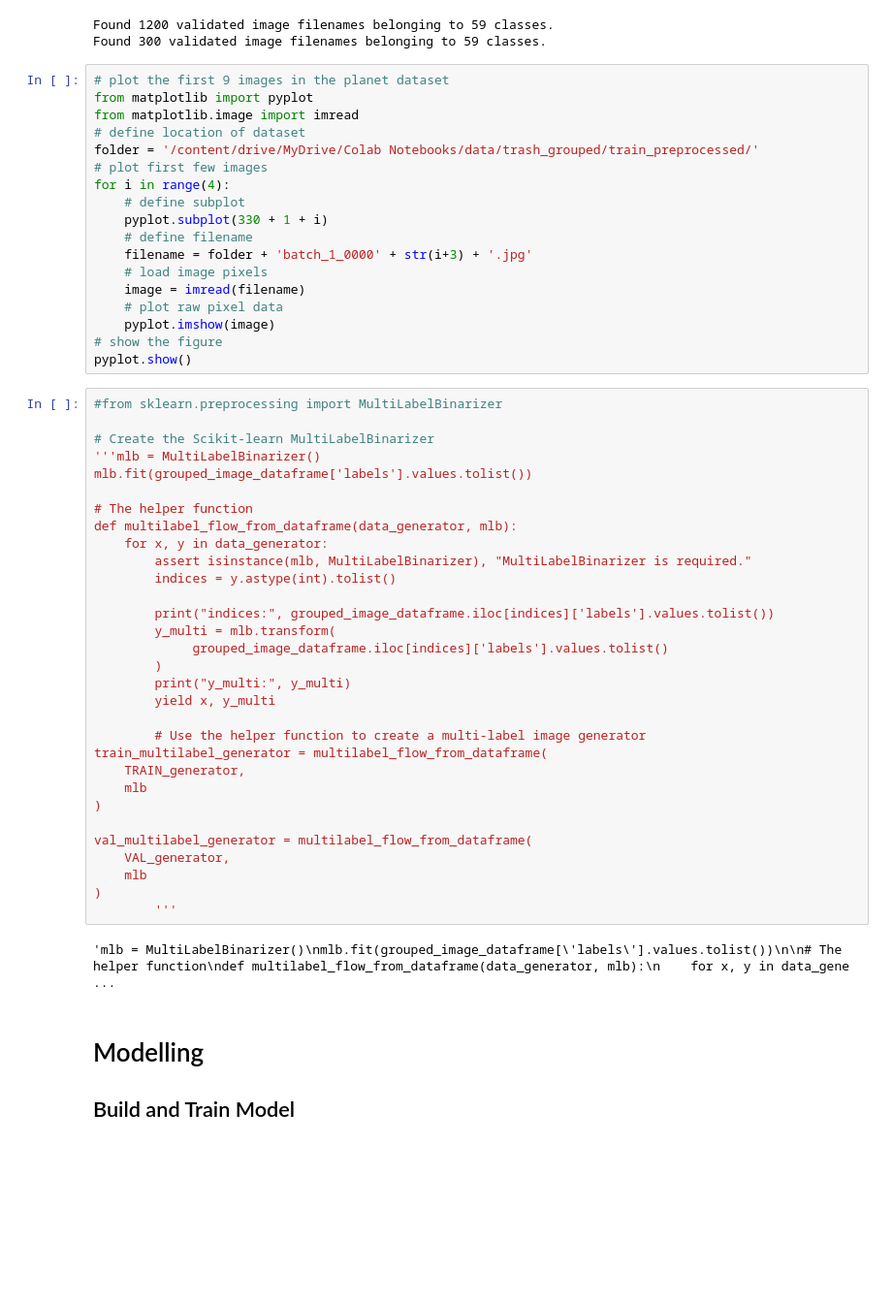
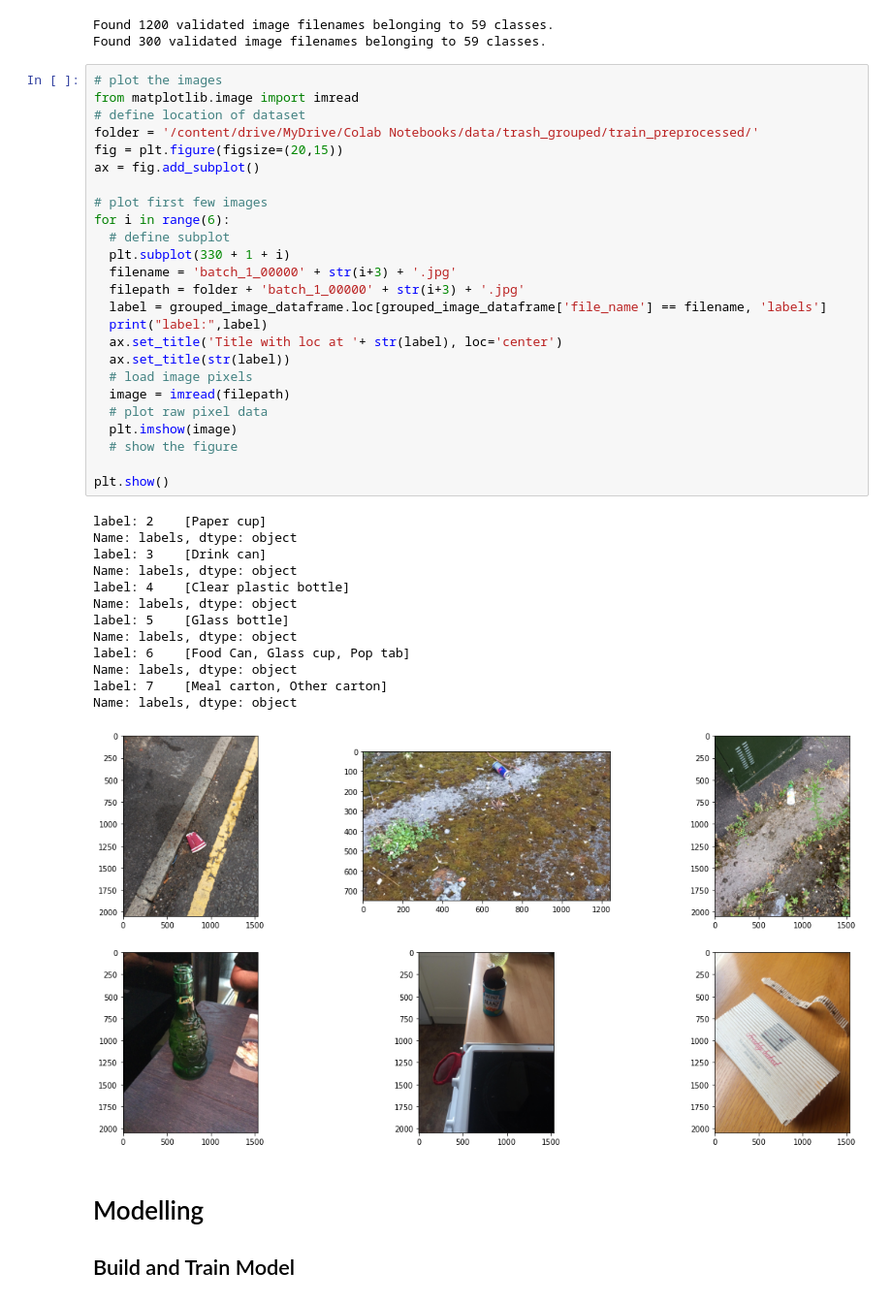
Before and after one commit to mohansameer1983/ComputerVisionProjects, a Jupyter notebook: Trash_Multilabel_Classification_CV_Neptune.ipynb, the cells around one changed output. Shown at 97% size. Saved outputs shown, nothing was run; the diff lists cells and outputs as text; blank space fills up the shorter version.

```diff
--- a/Trash_Multilabel_Classification_CV_Neptune.ipynb
+++ b/Trash_Multilabel_Classification_CV_Neptune.ipynb
@@ -223,56 +213,44 @@ VAL_generator, TRAIN_generator = load_data()
 Found 1200 validated image filenames belonging to 59 classes.
 Found 300 validated image filenames belonging to 59 classes.
 # %%
-# plot the first 9 images in the planet dataset
-from matplotlib import pyplot
+# plot the images
 from matplotlib.image import imread
 # define location of dataset
 folder = '/content/drive/MyDrive/Colab Notebooks/data/trash_grouped/train_preprocessed/'
+fig = plt.figure(figsize=(20,15))
+ax = fig.add_subplot()
+
 # plot first few images
-for i in range(4):
-	# define subplot
-	pyplot.subplot(330 + 1 + i)
-	# define filename
-	filename = folder + 'batch_1_0000' + str(i+3) + '.jpg'
-	# load image pixels
-	image = imread(filename)
-	# plot raw pixel data
-	pyplot.imshow(image)
-# show the figure
-pyplot.show()
+for i in range(6):
+  # define subplot
+  plt.subplot(330 + 1 + i)
+  filename = 'batch_1_00000' + str(i+3) + '.jpg'
+  filepath = folder + 'batch_1_00000' + str(i+3) + '.jpg'
+  label = grouped_image_dataframe.loc[grouped_image_dataframe['file_name'] == filename, 'labels']
+  print("label:",label)
+  ax.set_title('Title with loc at '+ str(label), loc='center')
+  ax.set_title(str(label))
+  # load image pixels
+  image = imread(filepath)
+  # plot raw pixel data
+  plt.imshow(image)
+  # show the figure
+
+plt.show()
+# %% [output]
+label: 2    [Paper cup]
+Name: labels, dtype: object
+label: 3    [Drink can]
+Name: labels, dtype: object
+label: 4    [Clear plastic bottle]
+Name: labels, dtype: object
+label: 5    [Glass bottle]
+Name: labels, dtype: object
+label: 6    [Food Can, Glass cup, Pop tab]
+Name: labels, dtype: object
+label: 7    [Meal carton, Other carton]
+Name: labels, dtype: object
+[figure, added]
-# %%
-#from sklearn.preprocessing import MultiLabelBinarizer
-
-# Create the Scikit-learn MultiLabelBinarizer
-'''mlb = MultiLabelBinarizer()
-mlb.fit(grouped_image_dataframe['labels'].values.tolist())
-
-# The helper function
-def multilabel_flow_from_dataframe(data_generator, mlb):
-    for x, y in data_generator:
-        assert isinstance(mlb, MultiLabelBinarizer), "MultiLabelBinarizer is required."
-        indices = y.astype(int).tolist()
-
-        print("indices:", grouped_image_dataframe.iloc[indices]['labels'].values.tolist())
-        y_multi = mlb.transform(
-             grouped_image_dataframe.iloc[indices]['labels'].values.tolist()
-        )
-        print("y_multi:", y_multi)
-        yield x, y_multi
-
-        # Use the helper function to create a multi-label image generator
-train_multilabel_generator = multilabel_flow_from_dataframe(
-    TRAIN_generator,
-    mlb
-)
-
-val_multilabel_generator = multilabel_flow_from_dataframe(
-    VAL_generator,
-    mlb
-)
-        '''
-# %% [output]
-'mlb = MultiLabelBinarizer()\nmlb.fit(grouped_image_dataframe[\'labels\'].values.tolist())\n\n# The helper function\ndef multilabel_flow_from_dataframe(data_generator, mlb):\n    for x, y in data_gene ...
 # %% [markdown]
 # Modelling
 
```
Also changed, not shown: parts of 7 cells of this notebook.
